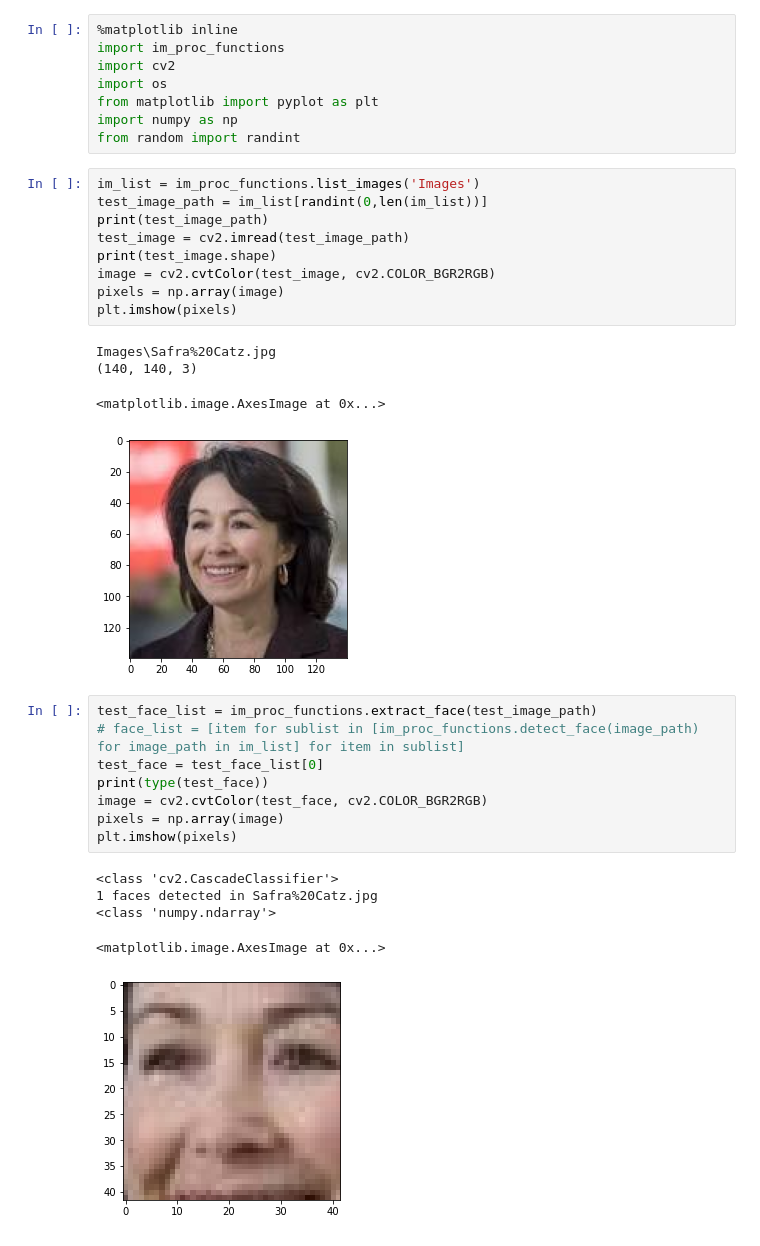
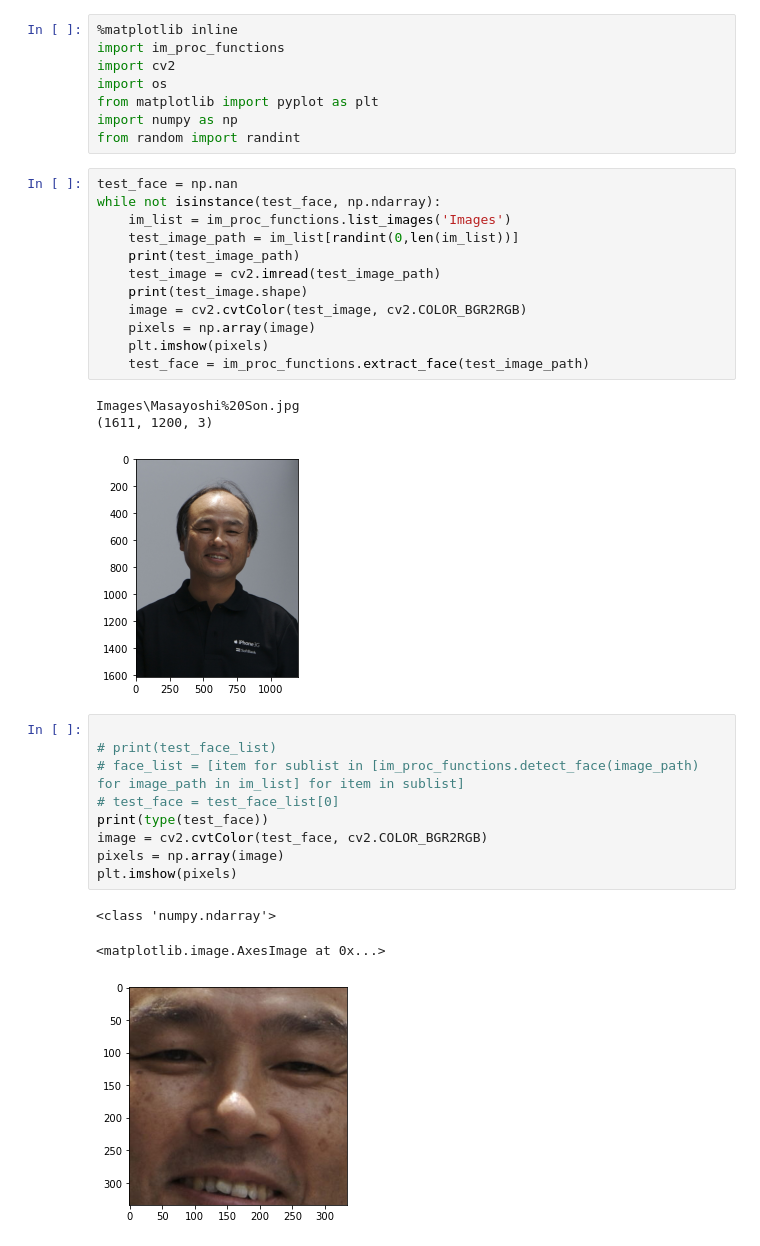
Before and after one commit to vvaynethomas/Colorism-Analysis, a Jupyter notebook: testing_no_skin.ipynb, the cells around one changed output. Drawn from its saved outputs; the diff is of its cells as text.

```diff
--- a/testing_no_skin.ipynb
+++ b/testing_no_skin.ipynb
@@ -7,31 +7,32 @@ from matplotlib import pyplot as plt
 import numpy as np
 from random import randint
 # %%
-im_list = im_proc_functions.list_images('Images')
-test_image_path = im_list[randint(0,len(im_list))]
-print(test_image_path)
-test_image = cv2.imread(test_image_path)
-print(test_image.shape)
-image = cv2.cvtColor(test_image, cv2.COLOR_BGR2RGB)
-pixels = np.array(image)
-plt.imshow(pixels)
+test_face = np.nan
+while not isinstance(test_face, np.ndarray):
+    im_list = im_proc_functions.list_images('Images')
+    test_image_path = im_list[randint(0,len(im_list))]
+    print(test_image_path)
+    test_image = cv2.imread(test_image_path)
+    print(test_image.shape)
+    image = cv2.cvtColor(test_image, cv2.COLOR_BGR2RGB)
+    pixels = np.array(image)
+    plt.imshow(pixels)
+    test_face = im_proc_functions.extract_face(test_image_path)
 # %% [output]
-Images\Safra%20Catz.jpg
-(140, 140, 3)
+Images\Masayoshi%20Son.jpg
+(1611, 1200, 3)
-<matplotlib.image.AxesImage at 0x...>
-[figure, old version]
+[figure, new version]
 # %%
-test_face_list = im_proc_functions.extract_face(test_image_path)
+
+# print(test_face_list)
 # face_list = [item for sublist in [im_proc_functions.detect_face(image_path) for image_path in im_list] for item in sublist]
-test_face = test_face_list[0]
+# test_face = test_face_list[0]
 print(type(test_face))
 image = cv2.cvtColor(test_face, cv2.COLOR_BGR2RGB)
 pixels = np.array(image)
 plt.imshow(pixels)
 # %% [output]
-<class 'cv2.CascadeClassifier'>
-1 faces detected in Safra%20Catz.jpg
 <class 'numpy.ndarray'>
 <matplotlib.image.AxesImage at 0x...>
-[figure, old version]
+[figure, new version]
 # %%
```
Also changed, not shown: parts of 1 cell of this notebook, 4 other files.
